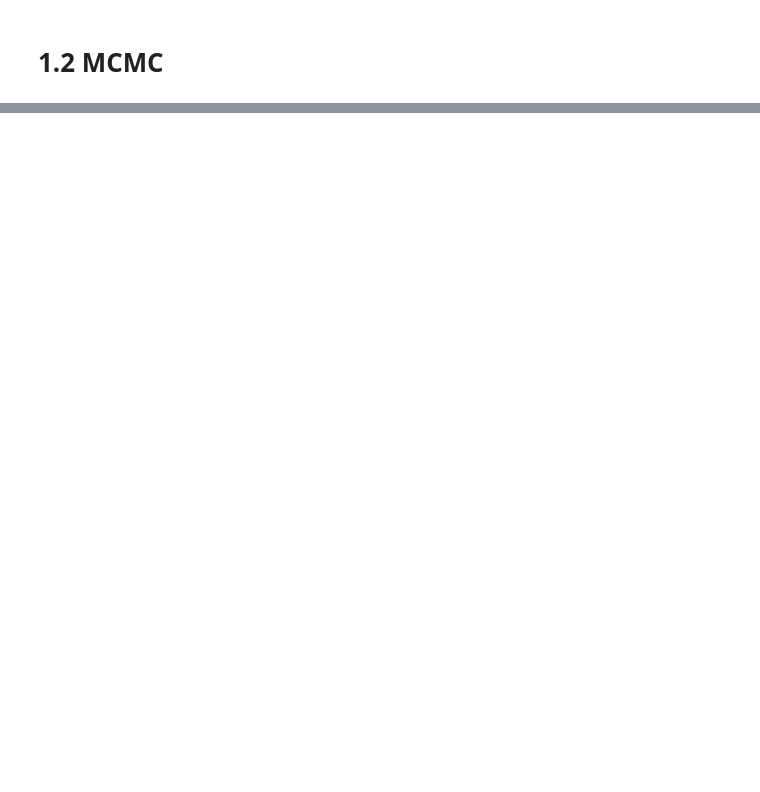
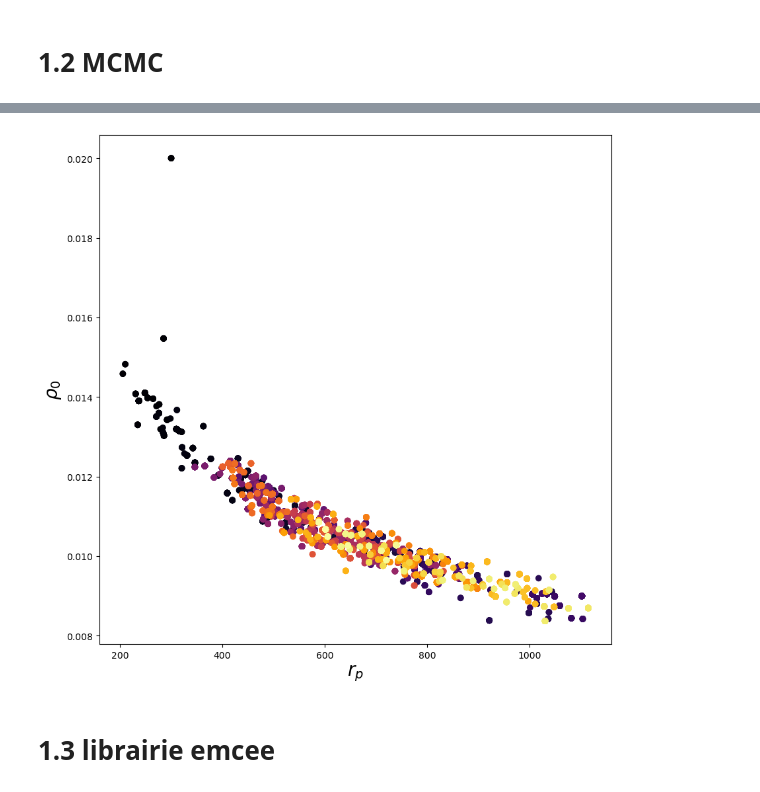
Before and after one commit to tanguypasquier/TP_Filtrage, a Jupyter notebook: Interference bayesienne.ipynb, the cells around one changed output, grey strips where cells are left out. Drawn from its saved outputs; the diff is of its cells as text; code cells hidden in the pictures; blank space fills up the shorter version.

```diff
--- a/Interference bayesienne.ipynb
+++ b/Interference bayesienne.ipynb
@@ -280,0 +318,14 @@ plt.show()
+# %%
+NCURVES = len(teta_list_np)
+cmap = plt.cm.get_cmap('inferno')
+colors = [cmap(i / NCURVES) for i in range(NCURVES)]
+
+plt.figure(figsize=(10, 10))
+plt.scatter(full_teta_list[0,:,0], full_teta_list[0,:,1], color = colors)
+plt.xlabel(r'$r_p$', fontsize = 20)
+plt.ylabel(r'$\rho _0$', fontsize = 20)
+plt.show()
+# %% [output]
+[figure, added]
+# %% [markdown]
+#   1.3 librairie emcee
```
Also changed, not shown: parts of 18 cells of this notebook, 1 other file.
